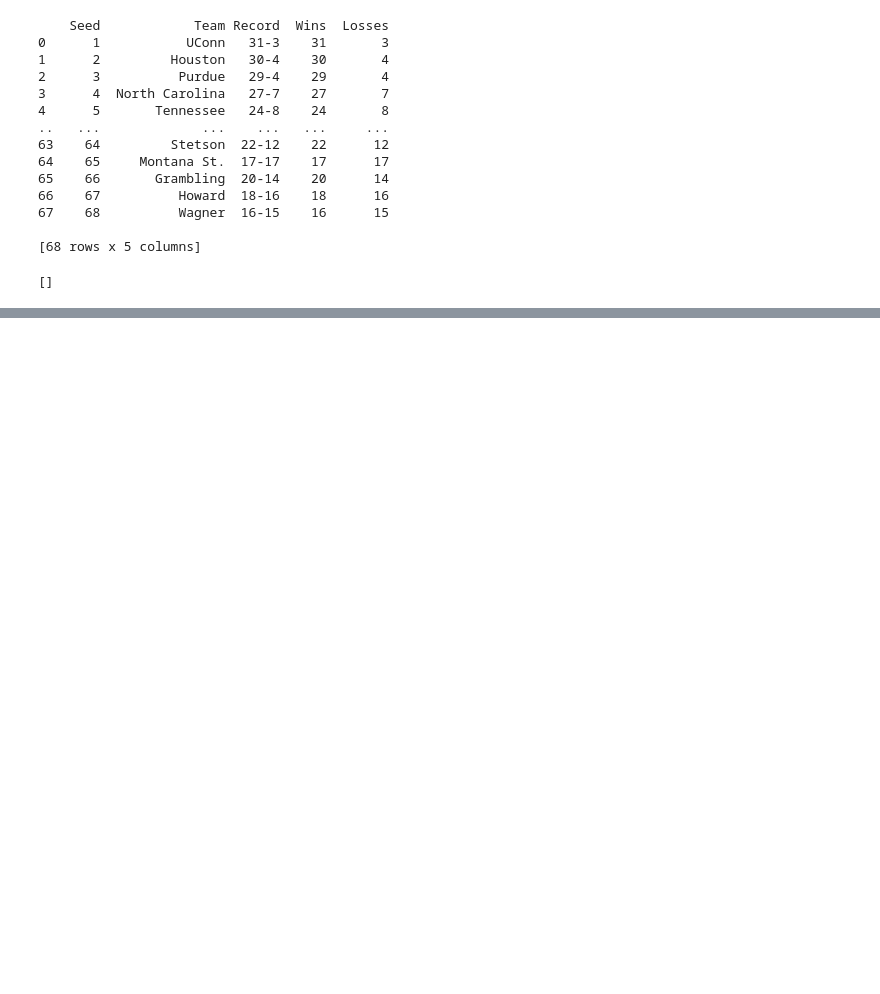
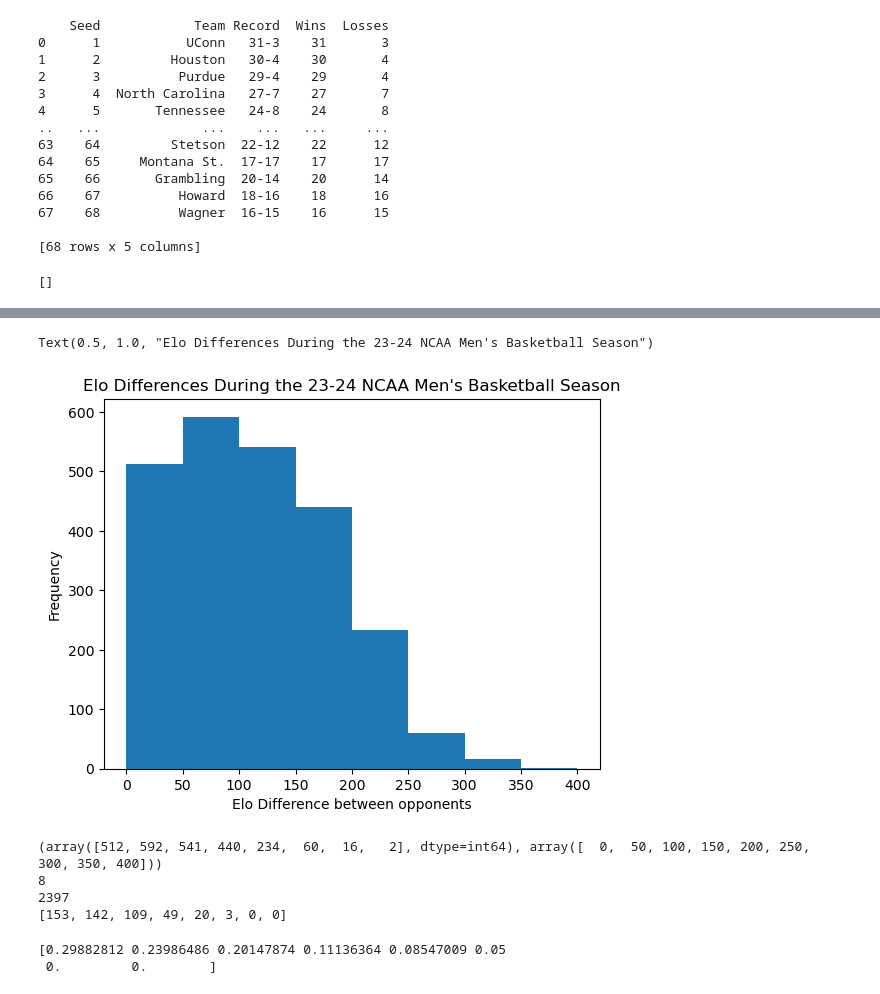
Before and after one commit to 0000-Browning/OSU-MCM, a Jupyter notebook: data_analysis.ipynb, the cells around one changed output, grey strips where cells are left out. Saved outputs shown, nothing was run; the diff lists cells and outputs as text; code cells hidden in the pictures; blank space fills up the shorter version.

Commit message:
Elo, Histogram, Upset %'s

```diff
--- a/data_analysis.ipynb
+++ b/data_analysis.ipynb
@@ -4,7 +4,7 @@ import numpy as np
 import matplotlib.pyplot as plt
 # %%
 # load in excel sheets
-xls = pd.ExcelFile('Basketball_dataset_clean_2.xlsx')
+xls = pd.ExcelFile('Basketball_dataset_clean_seth.xlsx')
 final_records = pd.read_excel(xls, 0)
 game_records = pd.read_excel(xls, list(range(1,69)))
 # %%
@@ -170,0 +191,3 @@ print(elo_table)
+# %%
+all_games = pd.concat(game_records.values(), ignore_index=True)
+print(all_games)
@@ -170,0 +212,33 @@ print(elo_table)
+# %%
+count = 0
+print(all_games.shape[0])
+for game in range(all_games.shape[0]):
+    team_name = all_games['Team'][game]
+    team_elo = start_elo
+    opponent_name = all_games["Opponent"][game]
+    opponent_elo = start_elo
+    # read opp elo
+    if (opponent_name in elo_table['Team']):
+        opponent_elo = elo_table[elo_table['Team'] == opponent_name]['Elo'][0]
+    #else:
+        #print(opponent_name) # Elo not found
+    # read team elo
+    if (team_name in elo_table['Team']):
+        team_elo = elo_table[elo_table['Team'] == team_name]['Elo'][0]
+    #else:
+        #print(team_name) # Elo not found
+
+    elo_diff = team_elo - opponent_elo
+    all_games['Elo_diff'][game] = abs(elo_diff)
+    all_games['IsUpset'][game] = False
+    if (elo_diff >= 0 and all_games['W/L'][game] == 'L'):
+        all_games['IsUpset'][game] = True
+        count = count + 1
+
+    if (all_games['Elo_diff'][game] > 10000):
+        print(team_name)
+        print(opponent_name)
+        print(team_elo)
+        print(opponent_elo)
+print(all_games['Elo_diff'])
+print(count)
@@ -170,0 +272,8 @@ print(elo_table)
+# %%
+plt.hist(all_games['Elo_diff'], bins=[50*x for x in range(9)])
+plt.xlabel('Elo Difference between opponents')
+plt.ylabel('Frequency')
+plt.title('Elo Differences During the 23-24 NCAA Men\'s Basketball Season')
+# %% [output]
+Text(0.5, 1.0, "Elo Differences During the 23-24 NCAA Men's Basketball Season")
+[figure, added]
@@ -170,0 +282,24 @@ print(elo_table)
+# %%
+upsets = [0,0,0,0,0,0,0,0]
+print(hist)
+print(np.count_nonzero(hist[1]))
+print(all_games.shape[0])
+for game in range(all_games.shape[0]):
+    elo_diff = all_games['Elo_diff'][game]
+    #print(elo_diff)
+    #print(all_games['IsUpset'][game])
+    if (all_games['IsUpset'][game] == True):
+        upsets[int(elo_diff//50)] = upsets[int(elo_diff//50)] + 1
+
+print(upsets)
+# %% [output]
+(array([512, 592, 541, 440, 234,  60,  16,   2], dtype=int64), array([  0,  50, 100, 150, 200, 250, 300, 350, 400]))
+8
+2397
+[153, 142, 109, 49, 20, 3, 0, 0]
+# %%
+upset_ratios = upsets / hist[0]
+print(upset_ratios)
+# %% [output]
+[0.29882812 0.23986486 0.20147874 0.11136364 0.08547009 0.05
+ 0.         0.        ]
```
Also changed, not shown: parts of 7 cells of this notebook, 2 other files.
